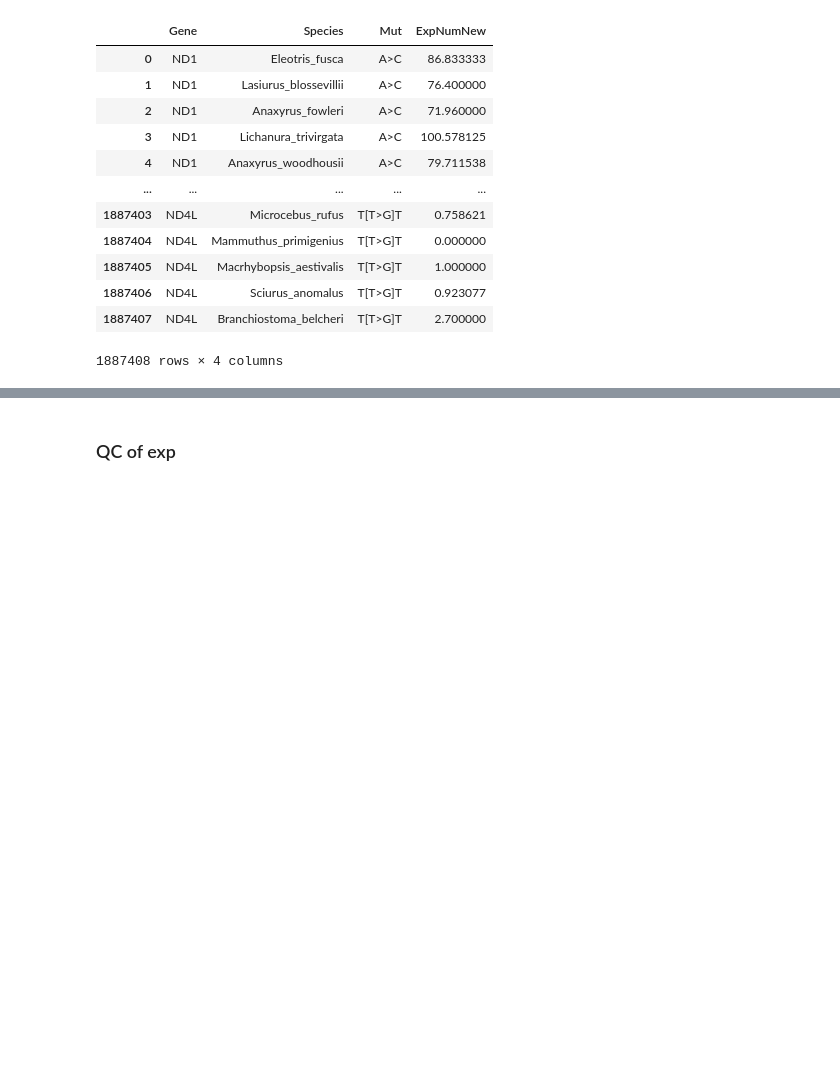
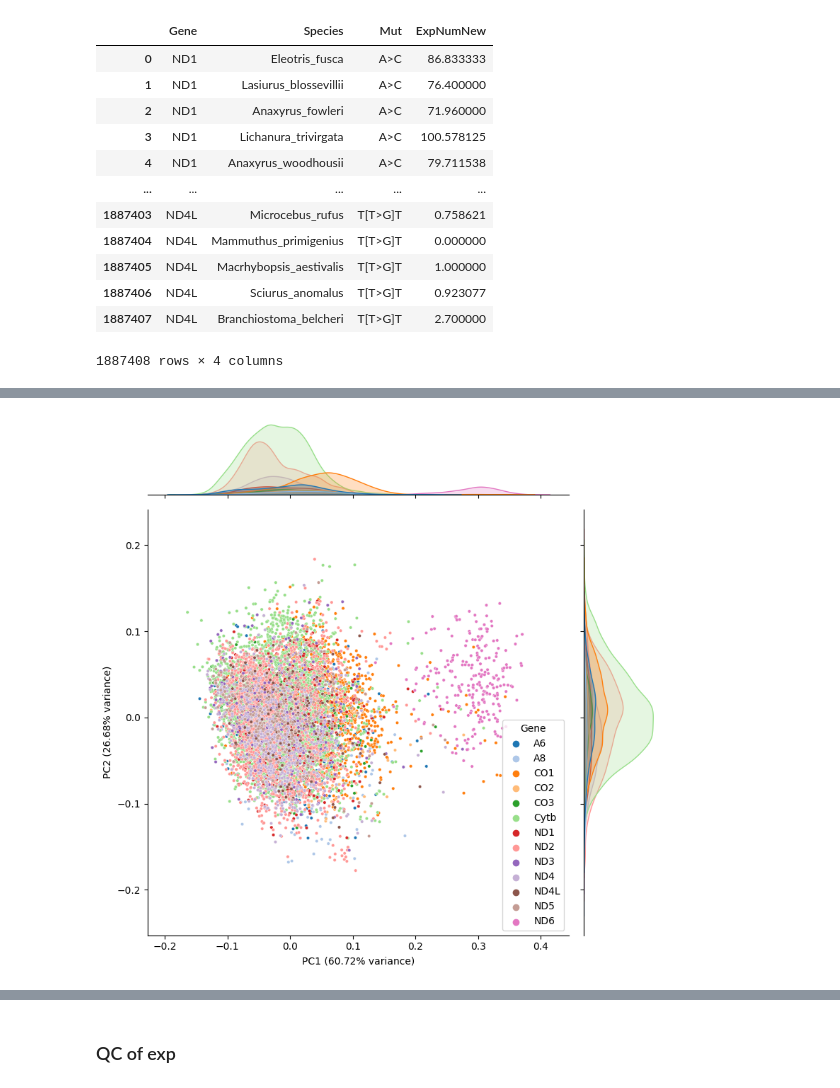
Before and after one commit to mitoclub/mtdna-192component-mutspec-chordata, a Jupyter notebook: scripts/collect_spectra.ipynb, the cells around one changed output, grey strips where cells are left out. Drawn from its saved outputs; the diff is of its cells as text; code cells hidden in the pictures; blank space fills up the shorter version.

```diff
--- a/scripts/collect_spectra.ipynb
+++ b/scripts/collect_spectra.ipynb
@@ -182,0 +216,49 @@ plt.plot(tr_space, dlen);
+# %%
+import pandas as pd
+import matplotlib.pyplot as plt
+from sklearn.decomposition import PCA
+from sklearn.preprocessing import StandardScaler
+
+exp_wide = spectrum12.set_index(['Species', 'Gene', 'Mut']).ExpNumNew.unstack()
+
+data = (exp_wide.T / exp_wide.sum(axis=1)).T
+
+# Standardize the data
+# scaler = StandardScaler()
+# scaled_data = scaler.fit_transform(data)
+
+# Perform PCA
+pca = PCA(n_components=2)
+pca_result = pca.fit_transform(data)
+
+# Create a new dataframe with the PCA results
+pca_df = pd.DataFrame(data=pca_result, columns=['PC1', 'PC2'])
+pca_df['Gene'] = data.index.get_level_values(1)
+pca_df = pca_df.sort_values('Gene')
+
+# Get the variance share of each principal component
+variance_ratio = pca.explained_variance_ratio_
+variance_share_pc1 = round(variance_ratio[0]*100, 2)
+variance_share_pc2 = round(variance_ratio[1]*100, 2)
+
+# Visualize the PCA results
+# ax = sns.scatterplot(data=pca_df, x='PC1', y='PC2', hue='Gene', s=10, palette='tab20')
+g = sns.jointplot(
+    data=pca_df,
+    x="PC1", y="PC2", hue="Gene",
+    kind="scatter",
+    palette='tab20',
+    s=10,
+    height=8,
+)
+plt.xlabel(f'PC1 ({variance_share_pc1}% variance)')
+plt.ylabel(f'PC2 ({variance_share_pc2}% variance)')
+
+# Move the legend outside of the plot to the right
+# legend = g.ax_joint.legend(bbox_to_anchor=(1, 1.01), loc='upper left', fontsize=12)
+# plt.subplots_adjust(right=1.0)  # Adjust the right margin to make space for the legend
+
+
+plt.show()
+# %% [output]
+[figure, added]
```
Also changed, not shown: parts of 5 cells of this notebook.
